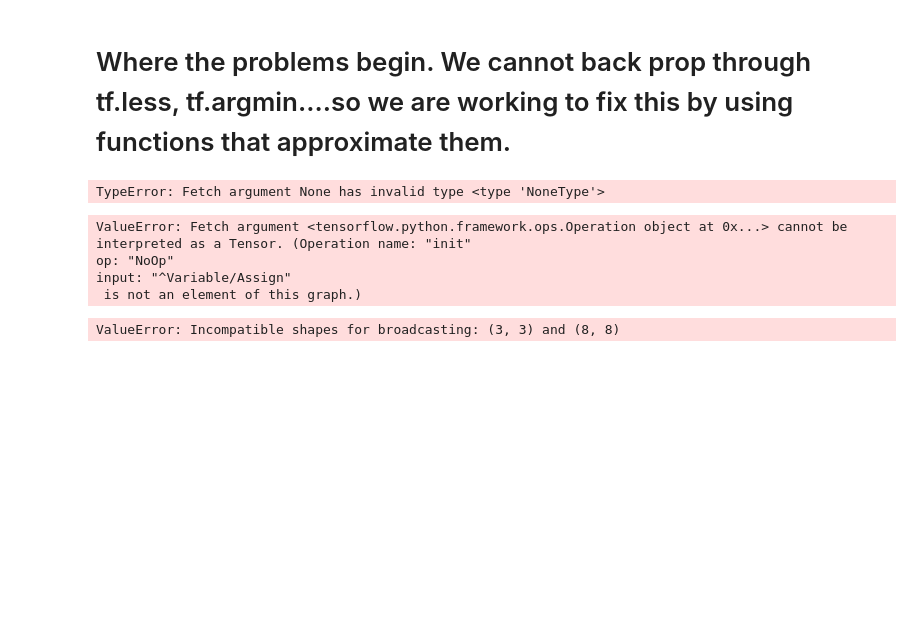
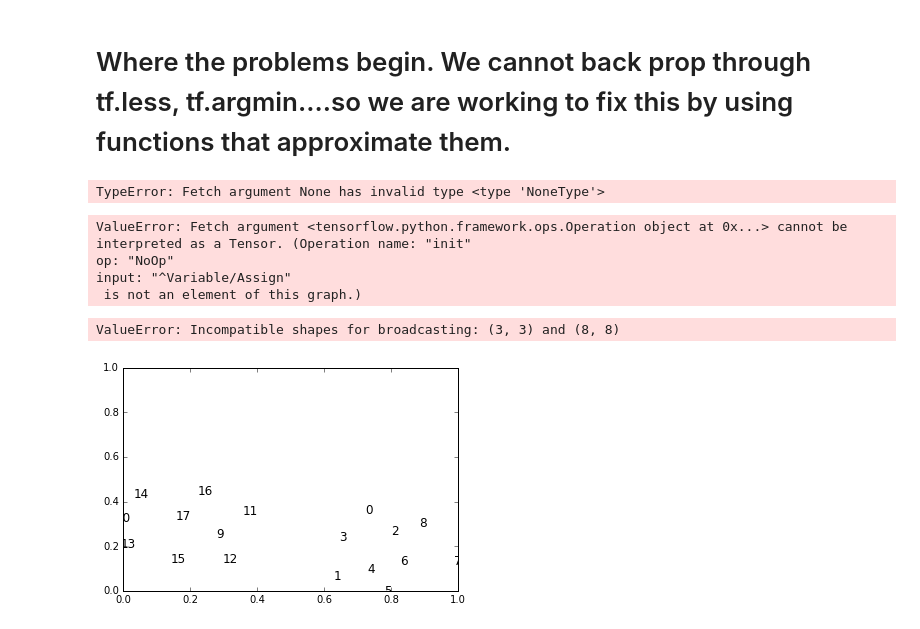
Before and after one commit to lishali/clusternet, a Jupyter notebook: Bethe_Hessian_parameter_learning.ipynb, the cells around one changed output. Cells and saved outputs as stored; diff of their text form; code cells hidden in the pictures; blank space fills up the shorter version.

Commit message:
more updates on plotting functions and learn r array added

```diff
--- a/Bethe_Hessian_parameter_learning.ipynb
+++ b/Bethe_Hessian_parameter_learning.ipynb
@@ -396,3 +396,8 @@ with tf.Session() as sess:
         print 'loss is {}'.format(d)
 # %% [output]
 ValueError: Incompatible shapes for broadcasting: (3, 3) and (8, 8)
+# %%
+A = nx.planted_partition_graph(l=2, k=9, p_in=1, p_out =0.1)
+labels = nx.draw_networkx_labels(A, pos=nx.spring_layout(A))
+# %% [output]
+[figure, added]
```
Also changed, not shown: parts of 3 cells of this notebook, 9 other files.
